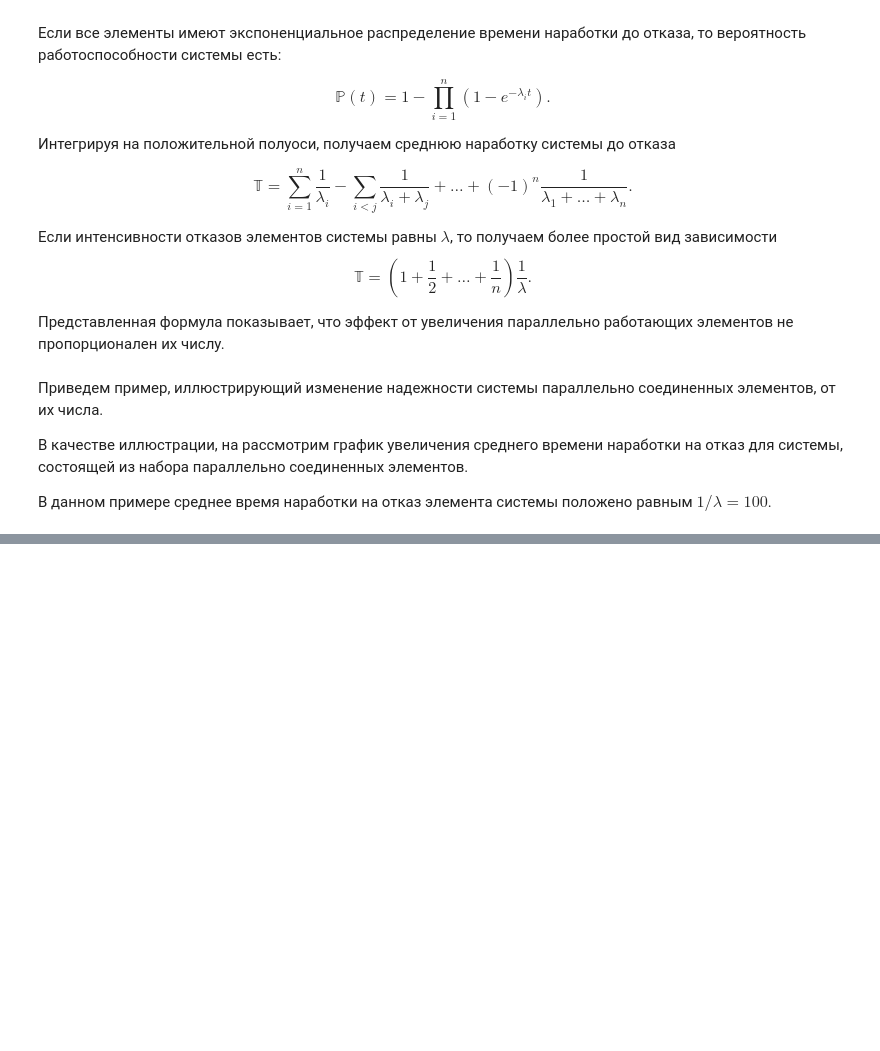
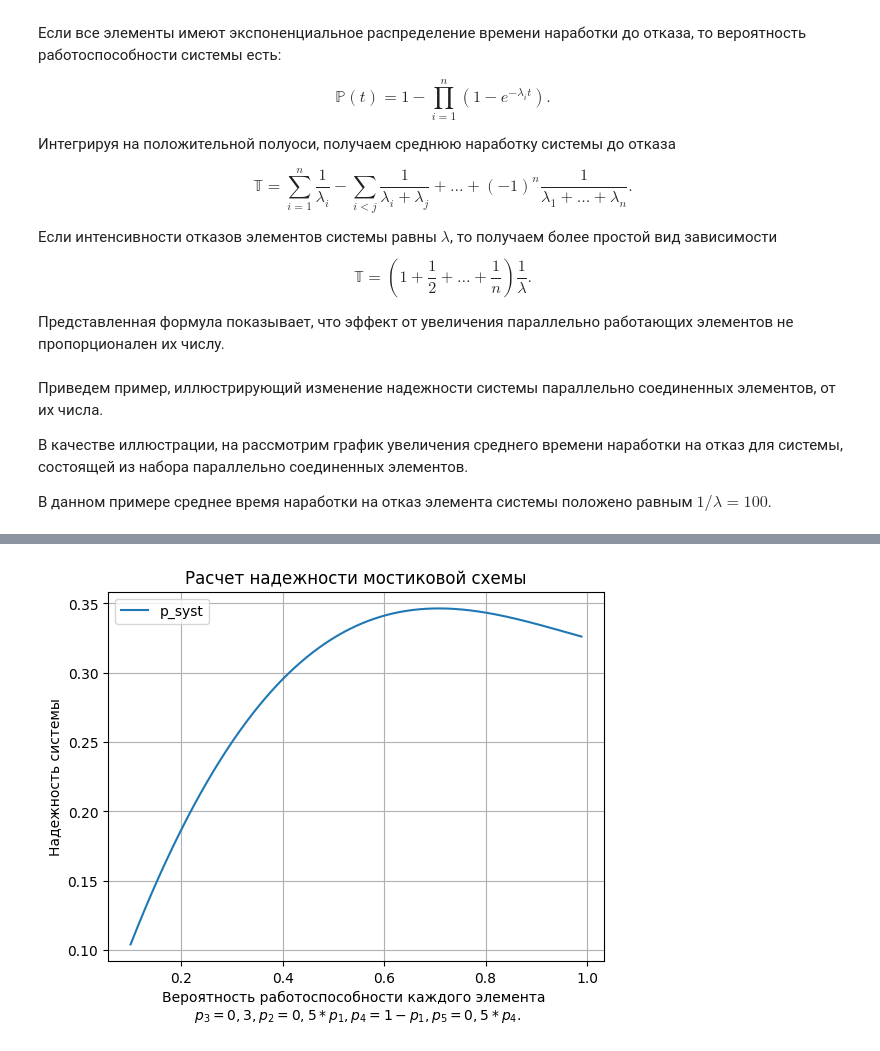
Before and after one commit to SergeyS1954/LW_TR, a Jupyter notebook: LW2.ipynb, the cells around one changed output, grey strips where cells are left out. Saved outputs shown, nothing was run; the diff lists cells and outputs as text; code cells hidden in the pictures; blank space fills up the shorter version.

```diff
--- a/LW2.ipynb
+++ b/LW2.ipynb
@@ -259,0 +267,34 @@ plt.show()
+# %%
+import numpy as np
+import matplotlib.pyplot as plt
+
+p = np.arange (0.1, 0.99, 0.001)
+p_3 = 0.3
+
+p_1 = p
+p_2 = 0.5 *p
+p_4 = 1- p
+p_5 = 0.5*p
+# Элемент 3 гарантированно исправен
+pa1  = (1 -p_1)*(1- p_2)
+pa2  = (1-p_4)*(1-p_5)
+pa = (1 - pa1)*(1 - pa2)
+# Элемент 3 неисправен
+pb1  = 1 -p_1*p_4
+pb2  = 1 - p_2*p_5
+pb = 1 - pb1*pb2
+# Надежность системы как разложение по полной группе событий
+p_syst = p_3*pa + (1-p_3)*pb
+fig = plt.figure()
+plt.plot (p,p_syst, '-', label = 'p_syst')
+
+plt.title('Расчет надежности мостиковой схемы')
+plt.xlabel('Вероятность работоспособности каждого элемента \n $p_3 = 0,3, p_2= 0,5*p_1, p_4 = 1 - p_1, p_5= 0,5*p_4$.')
+plt.ylabel('Надежность системы')
+plt.legend()
+plt.grid(True)
+
+
+plt.show()
+# %% [output]
+[figure, added]
```
Also changed, not shown: parts of 4 cells of this notebook.
